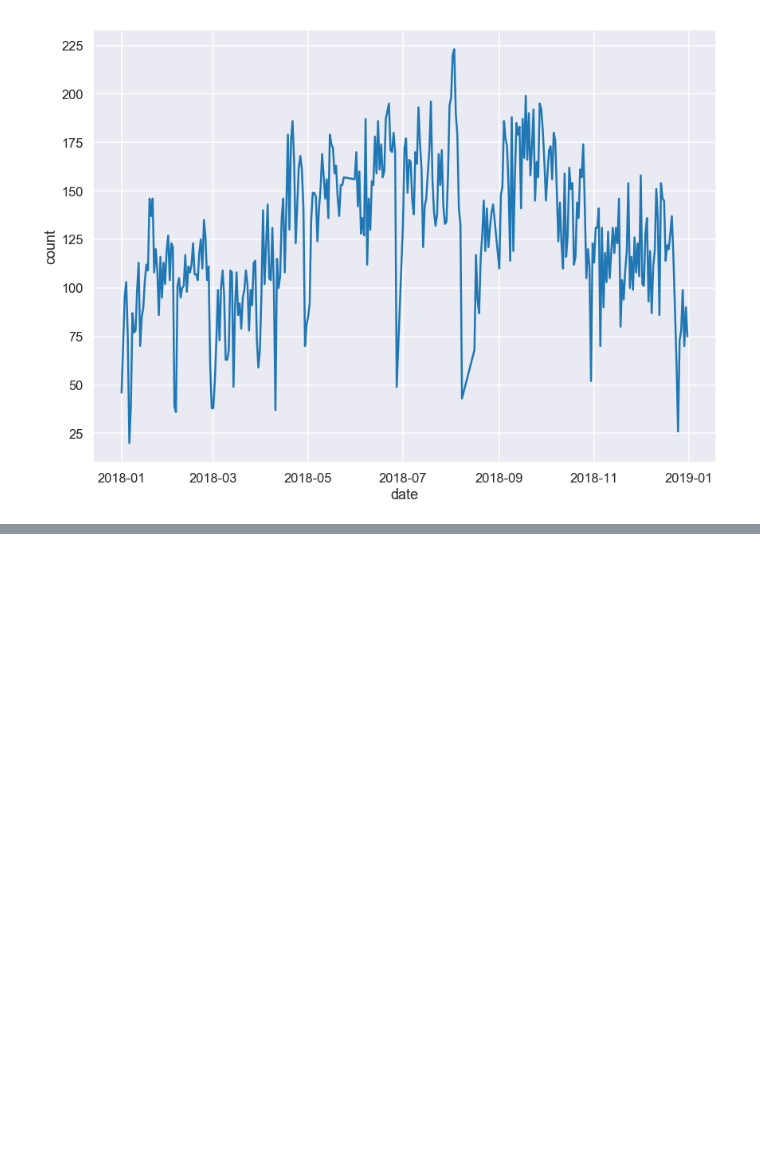
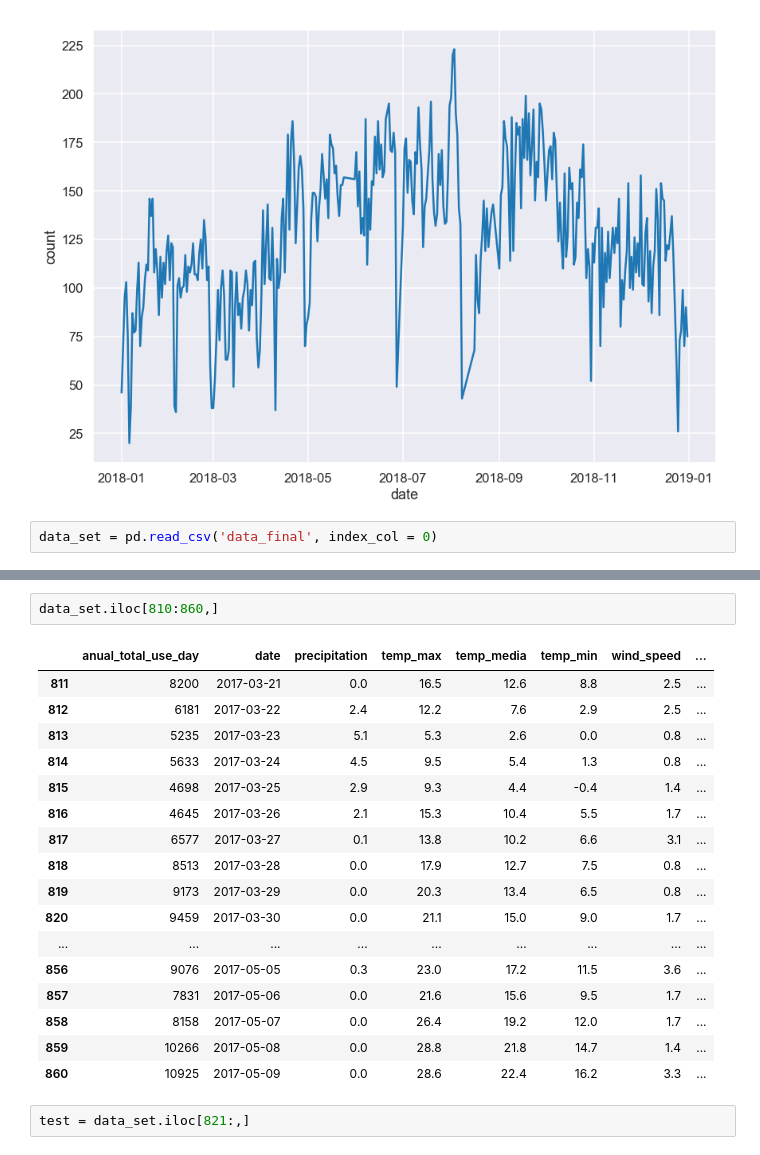
Before and after one commit to devgrla/bicimad, a Jupyter notebook: Visualizacion/Modelo - Usos por día.ipynb, the cells around one changed output, grey strips where cells are left out. Cells and saved outputs as stored; diff of their text form; blank space fills up the shorter version.

```diff
--- a/Visualizacion/Modelo - Usos por día.ipynb
+++ b/Visualizacion/Modelo - Usos por día.ipynb
@@ -360,3 +360,5 @@ sns.lineplot(data=plaza_cebada, x='date',
 # %% [output]
 <matplotlib.axes._subplots.AxesSubplot at 0x...>
 [figure]
+# %%
+data_set = pd.read_csv('data_final', index_col = 0)
@@ -362,0 +387,22 @@ sns.lineplot(data=plaza_cebada, x='date',
+# %%
+data_set.iloc[810:860,]
+# %% [output]
+|  | anual_total_use_day | date | precipitation | temp_max | temp_media | temp_min | wind_speed | ... |
+| 811 | 8200 | 2017-03-21 | 0.0 | 16.5 | 12.6 | 8.8 | 2.5 | ... |
+| 812 | 6181 | 2017-03-22 | 2.4 | 12.2 | 7.6 | 2.9 | 2.5 | ... |
+| 813 | 5235 | 2017-03-23 | 5.1 | 5.3 | 2.6 | 0.0 | 0.8 | ... |
+| 814 | 5633 | 2017-03-24 | 4.5 | 9.5 | 5.4 | 1.3 | 0.8 | ... |
+| 815 | 4698 | 2017-03-25 | 2.9 | 9.3 | 4.4 | -0.4 | 1.4 | ... |
+| 816 | 4645 | 2017-03-26 | 2.1 | 15.3 | 10.4 | 5.5 | 1.7 | ... |
+| 817 | 6577 | 2017-03-27 | 0.1 | 13.8 | 10.2 | 6.6 | 3.1 | ... |
+| 818 | 8513 | 2017-03-28 | 0.0 | 17.9 | 12.7 | 7.5 | 0.8 | ... |
+| 819 | 9173 | 2017-03-29 | 0.0 | 20.3 | 13.4 | 6.5 | 0.8 | ... |
+| 820 | 9459 | 2017-03-30 | 0.0 | 21.1 | 15.0 | 9.0 | 1.7 | ... |
+| ... | ... | ... | ... | ... | ... | ... | ... | ... |
+| 856 | 9076 | 2017-05-05 | 0.3 | 23.0 | 17.2 | 11.5 | 3.6 | ... |
+| 857 | 7831 | 2017-05-06 | 0.0 | 21.6 | 15.6 | 9.5 | 1.7 | ... |
+| 858 | 8158 | 2017-05-07 | 0.0 | 26.4 | 19.2 | 12.0 | 1.7 | ... |
+| 859 | 10266 | 2017-05-08 | 0.0 | 28.8 | 21.8 | 14.7 | 1.4 | ... |
+| 860 | 10925 | 2017-05-09 | 0.0 | 28.6 | 22.4 | 16.2 | 3.3 | ... |
+# %%
+test = data_set.iloc[821:,]
```
Also changed, not shown: parts of 50 cells of this notebook, 1 other file.
